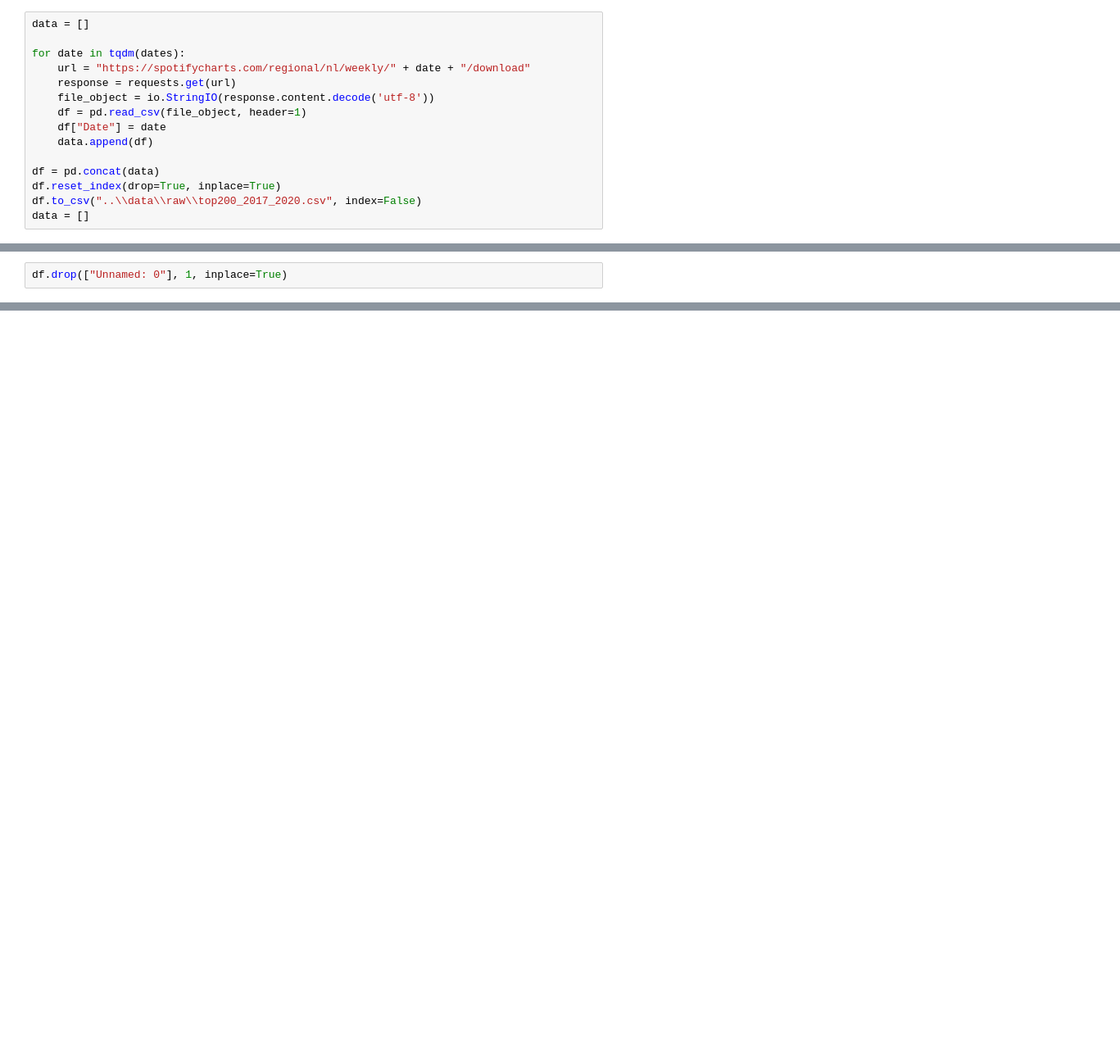
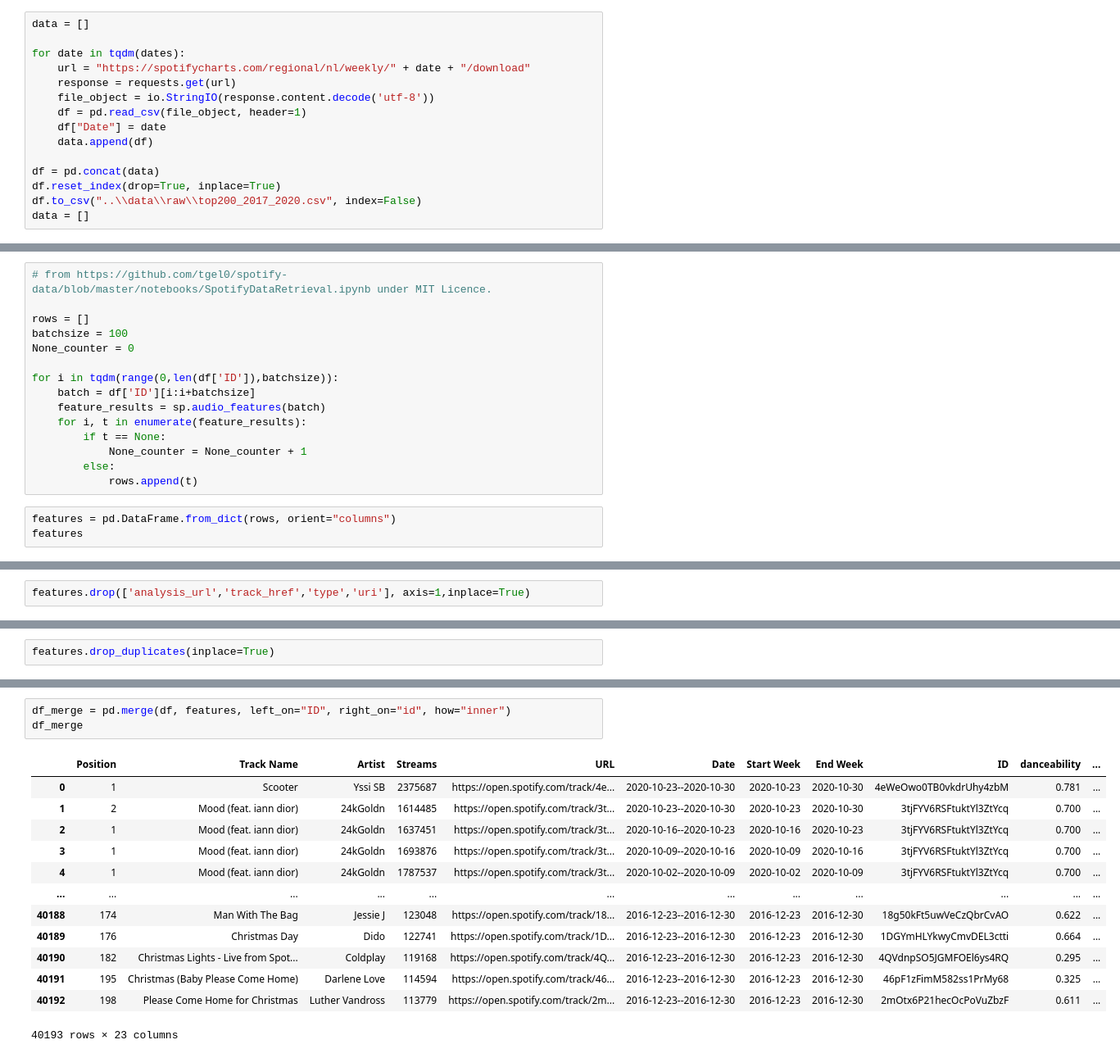
Before and after one commit to ystouthart/covid-19-nl-dashboard, a Jupyter notebook: src/ChangingMusicPreferences.ipynb, the cells around one changed output, grey strips where cells are left out. Shown at 82% size. Saved outputs shown, nothing was run; the diff lists cells and outputs as text; blank space fills up the shorter version.

```diff
--- a/src/ChangingMusicPreferences.ipynb
+++ b/src/ChangingMusicPreferences.ipynb
@@ -84,0 +118,18 @@ df
+# %%
+# from https://github.com/tgel0/spotify-data/blob/master/notebooks/SpotifyDataRetrieval.ipynb under MIT Licence.
+
+rows = []
+batchsize = 100
+None_counter = 0
+
+for i in tqdm(range(0,len(df['ID']),batchsize)):
+    batch = df['ID'][i:i+batchsize]
+    feature_results = sp.audio_features(batch)
+    for i, t in enumerate(feature_results):
+        if t == None:
+            None_counter = None_counter + 1
+        else:
+            rows.append(t)
+# %%
+features = pd.DataFrame.from_dict(rows, orient="columns")
+features
@@ -85,2 +150,2 @@ df
 # %%
-df.drop(["Unnamed: 0"], 1, inplace=True)
+features.drop(['analysis_url','track_href','type','uri'], axis=1,inplace=True)
@@ -89,0 +185,2 @@ df.to_csv("..\\data\\processed\\top200_2017_2020.csv", index=False)
+# %%
+features.drop_duplicates(inplace=True)
@@ -89,0 +207,17 @@ df.to_csv("..\\data\\processed\\top200_2017_2020.csv", index=False)
+# %%
+df_merge = pd.merge(df, features, left_on="ID", right_on="id", how="inner")
+df_merge
+# %% [output]
+|  | Position | Track Name | Artist | Streams | URL | Date | Start Week | End Week | ID | danceability | ... |
+| 0 | 1 | Scooter | Yssi SB | 2375687 | https://open.spotify.com/track/4e... | 2020-10-23--2020-10-30 | 2020-10-23 | 2020-10-30 | 4eWeOwo0TB0vkdrUhy4zbM | 0.781 | ... |
+| 1 | 2 | Mood (feat. iann dior) | 24kGoldn | 1614485 | https://open.spotify.com/track/3t... | 2020-10-23--2020-10-30 | 2020-10-23 | 2020-10-30 | 3tjFYV6RSFtuktYl3ZtYcq | 0.700 | ... |
+| 2 | 1 | Mood (feat. iann dior) | 24kGoldn | 1637451 | https://open.spotify.com/track/3t... | 2020-10-16--2020-10-23 | 2020-10-16 | 2020-10-23 | 3tjFYV6RSFtuktYl3ZtYcq | 0.700 | ... |
+| 3 | 1 | Mood (feat. iann dior) | 24kGoldn | 1693876 | https://open.spotify.com/track/3t... | 2020-10-09--2020-10-16 | 2020-10-09 | 2020-10-16 | 3tjFYV6RSFtuktYl3ZtYcq | 0.700 | ... |
+| 4 | 1 | Mood (feat. iann dior) | 24kGoldn | 1787537 | https://open.spotify.com/track/3t... | 2020-10-02--2020-10-09 | 2020-10-02 | 2020-10-09 | 3tjFYV6RSFtuktYl3ZtYcq | 0.700 | ... |
+| ... | ... | ... | ... | ... | ... | ... | ... | ... | ... | ... | ... |
+| 40188 | 174 | Man With The Bag | Jessie J | 123048 | https://open.spotify.com/track/18... | 2016-12-23--2016-12-30 | 2016-12-23 | 2016-12-30 | 18g50kFt5uwVeCzQbrCvAO | 0.622 | ... |
+| 40189 | 176 | Christmas Day | Dido | 122741 | https://open.spotify.com/track/1D... | 2016-12-23--2016-12-30 | 2016-12-23 | 2016-12-30 | 1DGYmHLYkwyCmvDEL3ctti | 0.664 | ... |
+| 40190 | 182 | Christmas Lights - Live from Spot... | Coldplay | 119168 | https://open.spotify.com/track/4Q... | 2016-12-23--2016-12-30 | 2016-12-23 | 2016-12-30 | 4QVdnpSO5JGMFOEl6ys4RQ | 0.295 | ... |
+| 40191 | 195 | Christmas (Baby Please Come Home) | Darlene Love | 114594 | https://open.spotify.com/track/46... | 2016-12-23--2016-12-30 | 2016-12-23 | 2016-12-30 | 46pF1zFimM582ss1PrMy68 | 0.325 | ... |
+| 40192 | 198 | Please Come Home for Christmas | Luther Vandross | 113779 | https://open.spotify.com/track/2m... | 2016-12-23--2016-12-30 | 2016-12-23 | 2016-12-30 | 2mOtx6P21hecOcPoVuZbzF | 0.611 | ... |
+40193 rows × 23 columns
```
Also changed, not shown: parts of 18 cells of this notebook, 1 other file.
